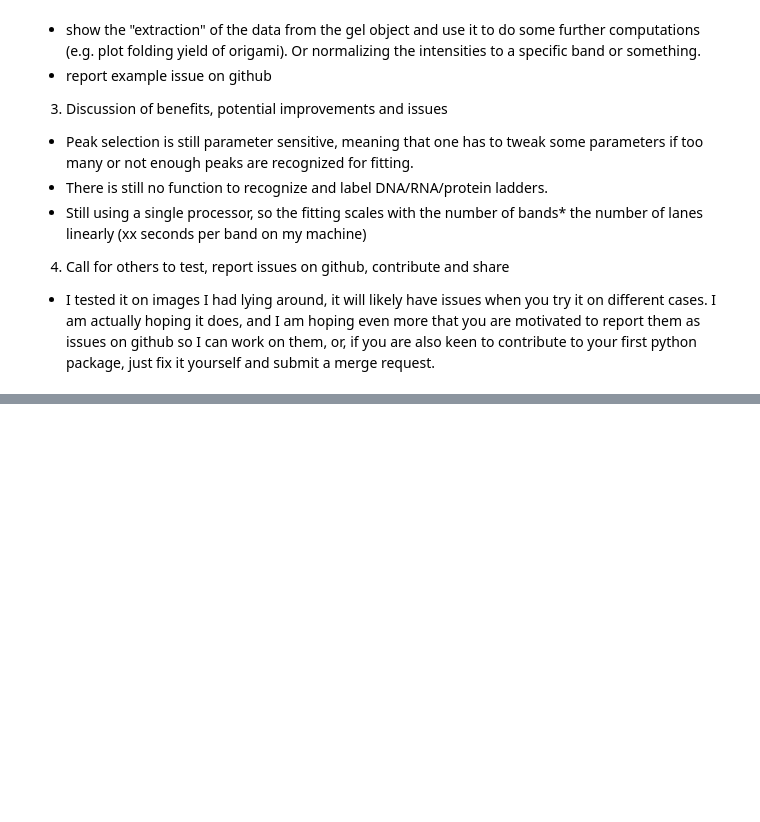
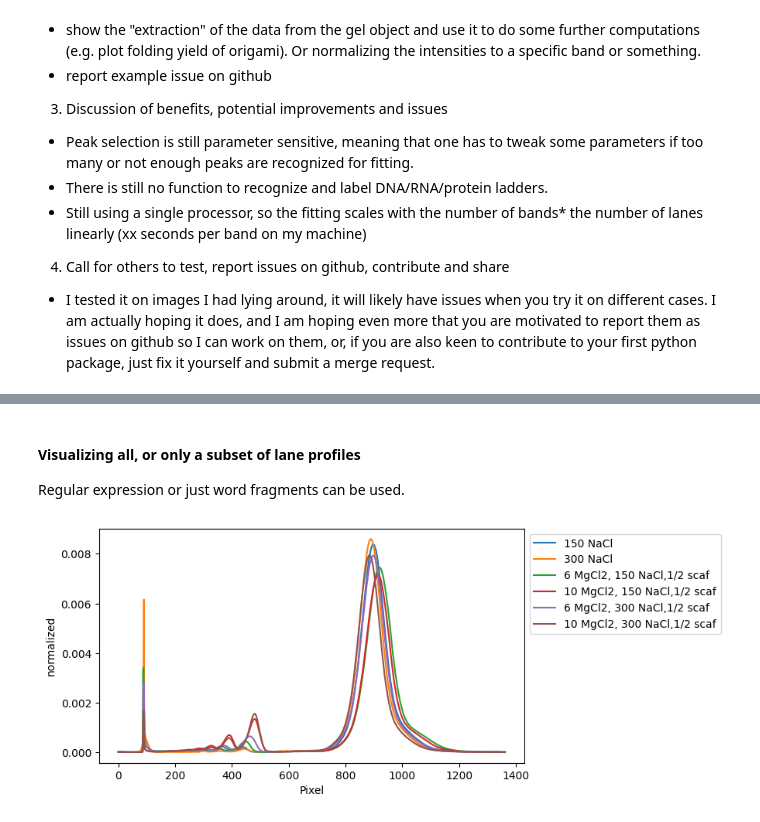
Before and after one commit to ckarfusehr/gelpy, a Jupyter notebook: examples/feature_demo.ipynb, the cells around one changed output, grey strips where cells are left out. Cells and saved outputs as stored; diff of their text form; code cells hidden in the pictures; blank space fills up the shorter version.

```diff
--- a/examples/feature_demo.ipynb
+++ b/examples/feature_demo.ipynb
@@ -49,0 +71,12 @@ gel.show_line_profiles(select_lanes=[0,1],
+# %% [markdown]
+#### Visualizing all, or only a subset of lane profiles
+
+Regular expression or just word fragments can be used.
+# %%
+#gel.show_line_profiles()
+#gel.show_line_profiles(select_lanes=["scaffold","600 NaCl"])
+#gel.show_line_profiles(select_lanes=[0,10])
+gel.show_line_profiles(select_lanes=[".*150 *", ".*300.*"])
+#gel.show_line_profiles(select_lanes="all")
+# %% [output]
+[figure, added]
```
Also changed, not shown: parts of 11 cells of this notebook, 1 other file.
